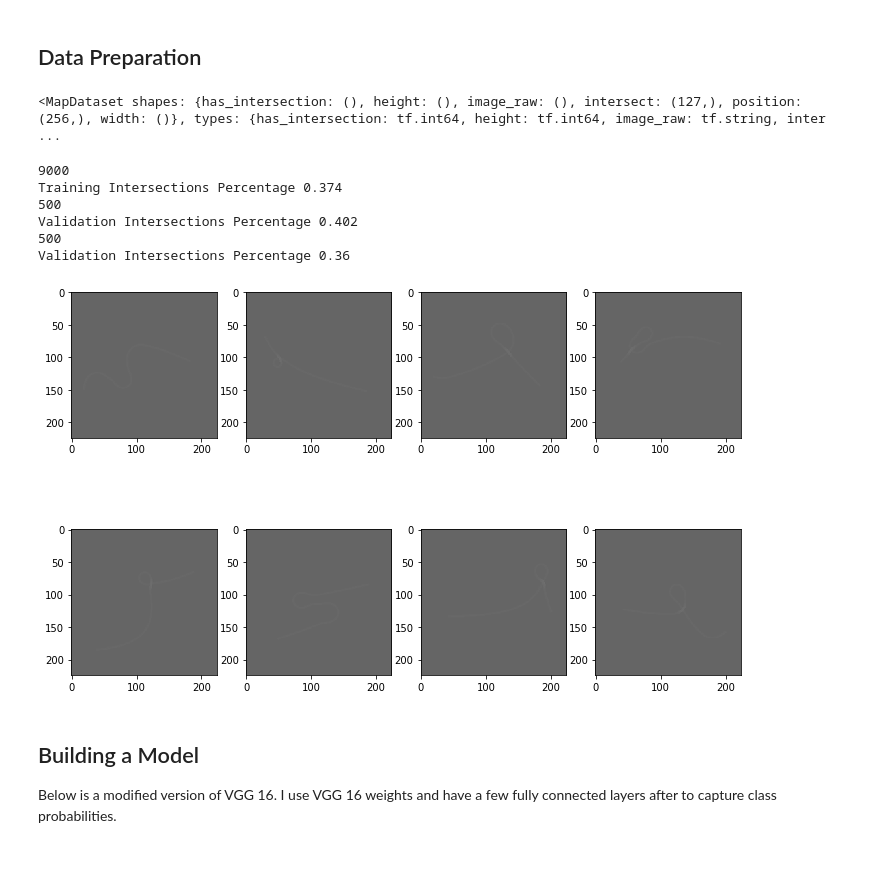
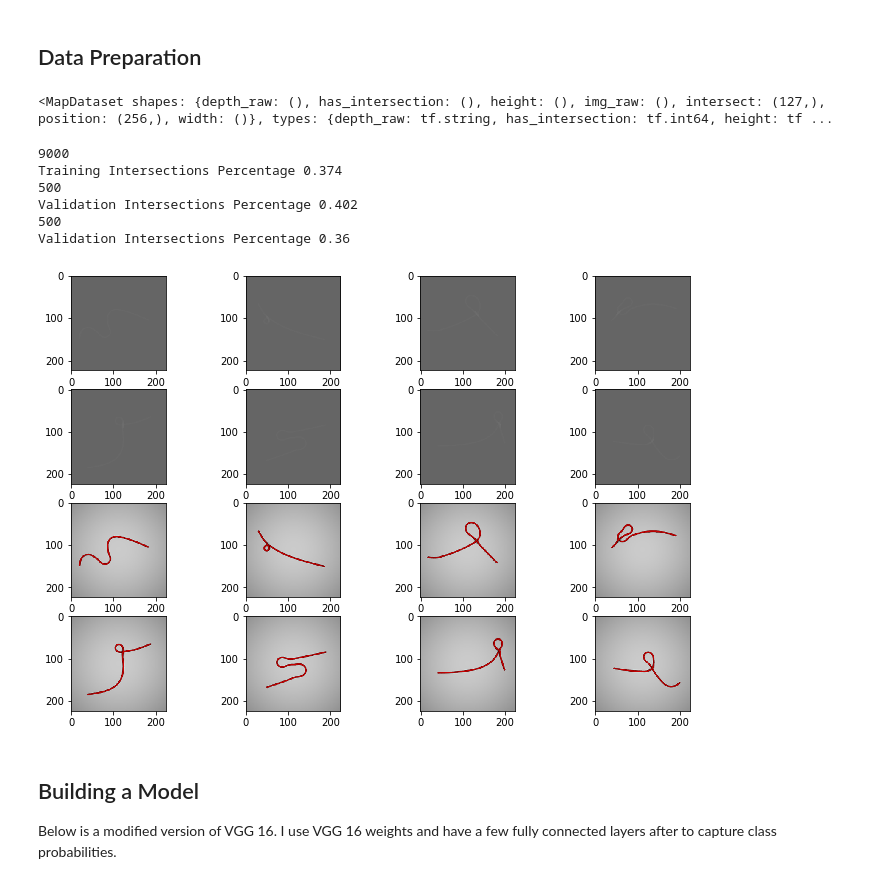
Before and after one commit to myyan92/TF_cloth2d, a Jupyter notebook: temporal/binary-depth.ipynb, the cells around one changed output. Saved outputs shown, nothing was run; the diff lists cells and outputs as text; code cells hidden in the pictures.

```diff
--- a/temporal/test-vgg.ipynb
+++ b/temporal/binary-depth.ipynb
@@ -33,11 +33,12 @@ test_ds = tf.data.TFRecordDataset("assets/non-temporal/test-3d.tfrec")
 val_ds = tf.data.TFRecordDataset("assets/non-temporal/val-3d.tfrec")
 # %%
 image_feature_description = {
-    'height'   : tf.io.FixedLenFeature([], tf.int64),
-    'width'    : tf.io.FixedLenFeature([], tf.int64),
-    'image_raw': tf.io.FixedLenFeature([], tf.string),
-    'position' : tf.io.FixedLenFeature([256], tf.float32),
-    'intersect': tf.io.FixedLenFeature([127], tf.int64),
+    'height'           : tf.io.FixedLenFeature([], tf.int64),
+    'width'            : tf.io.FixedLenFeature([], tf.int64),
+    'img_raw'          : tf.io.FixedLenFeature([], tf.string),
+    'depth_raw'        : tf.io.FixedLenFeature([], tf.string),
+    'position'         : tf.io.FixedLenFeature([256], tf.float32),
+    'intersect'        : tf.io.FixedLenFeature([127], tf.int64),
     'has_intersection' : tf.io.FixedLenFeature([], tf.int64)
 }
 
@@ -47,20 +48,24 @@ def _parse_img_function(example_proto):
 train_pds = train_ds.map(_parse_img_function)
 print(repr(train_pds))
 # %% [output]
-<MapDataset shapes: {has_intersection: (), height: (), image_raw: (), intersect: (127,), position: (256,), width: ()}, types: {has_intersection: tf.int64, height: tf.int64, image_raw: tf.string, inter ...
+<MapDataset shapes: {depth_raw: (), has_intersection: (), height: (), img_raw: (), intersect: (127,), position: (256,), width: ()}, types: {depth_raw: tf.string, has_intersection: tf.int64, height: tf ...
 # %%
 w = 4
 h = 2
 fig = plt.figure(figsize=(12, 8))
+# fig2 = plt.figure(figsize=(12, 8))
 
 
 for i, img_features in enumerate(train_pds.take(w * h)):
     i += 1
-    img = tf.io.decode_raw(img_features['image_raw'], tf.uint8)
+    depth = tf.io.decode_raw(img_features['depth_raw'], tf.uint8)
+    rgb = tf.io.decode_raw(img_features['img_raw'], tf.uint8)
     height = tf.cast(img_features['height'], tf.int32)
     width = tf.cast(img_features['width'], tf.int32)
-    img = tf.reshape(img, tf.stack([width, height, 3]))
-    img = tf.cast(img, dtype=tf.float32)
+    depth = tf.reshape(depth, tf.stack([width, height, 3]))
+    depth = tf.cast(depth, dtype=tf.float32)
+    rgb = tf.reshape(rgb, tf.stack([width, height, 3]))
+    rgb = tf.cast(rgb, dtype=tf.float32)
 #     position = tf.reshape(img_features['position'], tf.constant([2,128]))
 #     position = tf.transpose(position)
 #     intersect = img_features['intersect'] + 1
@@ -68,8 +73,10 @@ for i, img_features in enumerate(train_pds.take(w * h)):
 #     has_intersection = img_features['has_intersection']
 #     print(has_intersection)
 
-    fig.add_subplot(h, w, i)
-    plt.imshow(img.numpy()/256)
+    fig.add_subplot(2 * h, w, i)
+    plt.imshow(depth.numpy()/256)
+    fig.add_subplot(2 * h, w, w*h+i)
+    plt.imshow(rgb.numpy()/256)
 
 
 train_total = 0
@@ -78,34 +85,34 @@ for i, img_features in enumerate(train_pds):
     train_total = i + 1
     intersections += img_features['has_intersection'].numpy()
 
 print(train_total)
 print("Training Intersections Percentage", intersections/train_total)
 
 val_total = 0
 intersections = 0
 for i, img_features in enumerate(val_ds.map(_parse_img_function)):
     val_total = i + 1
     intersections += img_features['has_intersection'].numpy()
 
 print(val_total)
 print("Validation Intersections Percentage", intersections/val_total)
 
 test_total = 0
 intersections = 0
 for i, img_features in enumerate(test_ds.map(_parse_img_function)):
     test_total = i + 1
     intersections += img_features['has_intersection'].numpy()
 
 print(test_total)
 print("Validation Intersections Percentage", intersections/test_total)
 # %% [output]
 9000
 Training Intersections Percentage 0.374
 500
 Validation Intersections Percentage 0.402
 500
 Validation Intersections Percentage 0.36
-[figure, old version]
+[figure, new version]
 # %%
 def _parse_img_function_for_only_intersect(example_proto):
     out = tf.io.parse_single_example(example_proto, image_feature_description)
```
Also changed, not shown: parts of 1 cell of this notebook, 3 other files.
